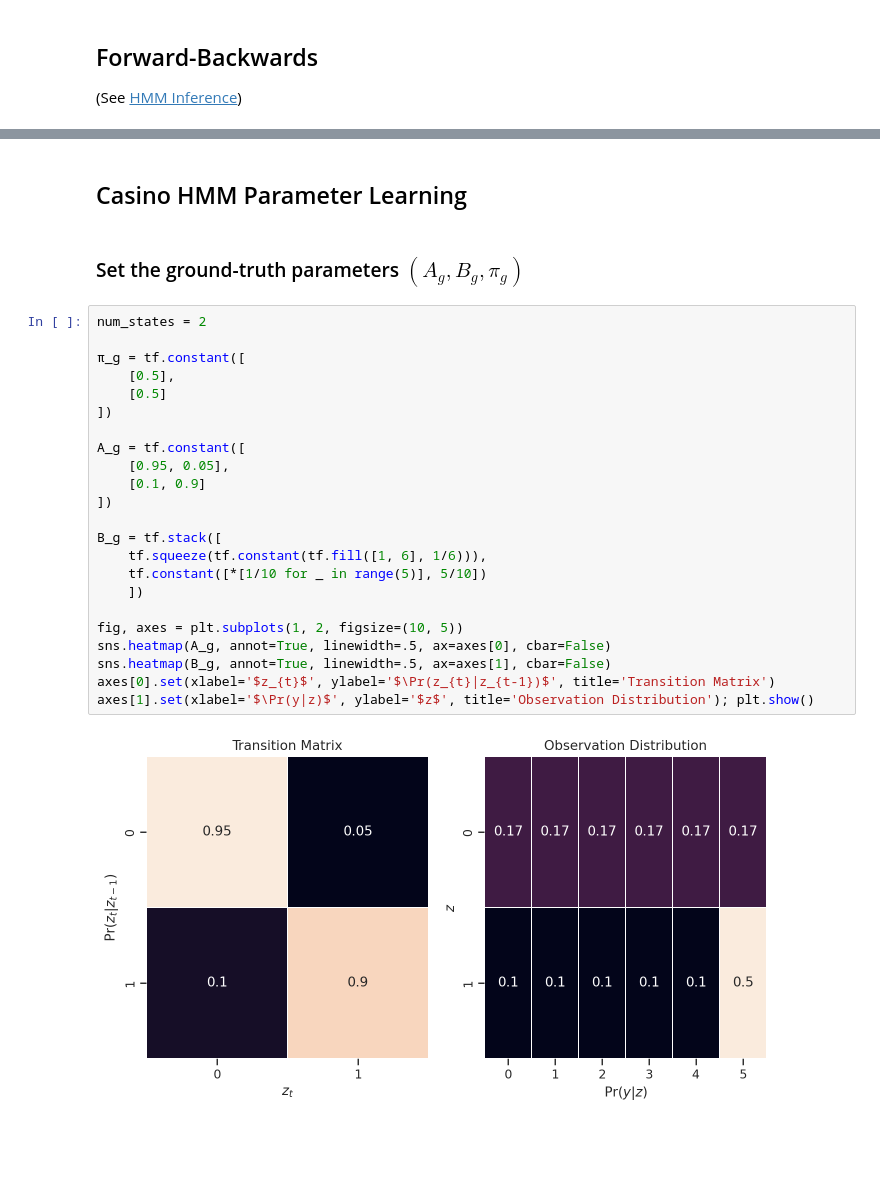
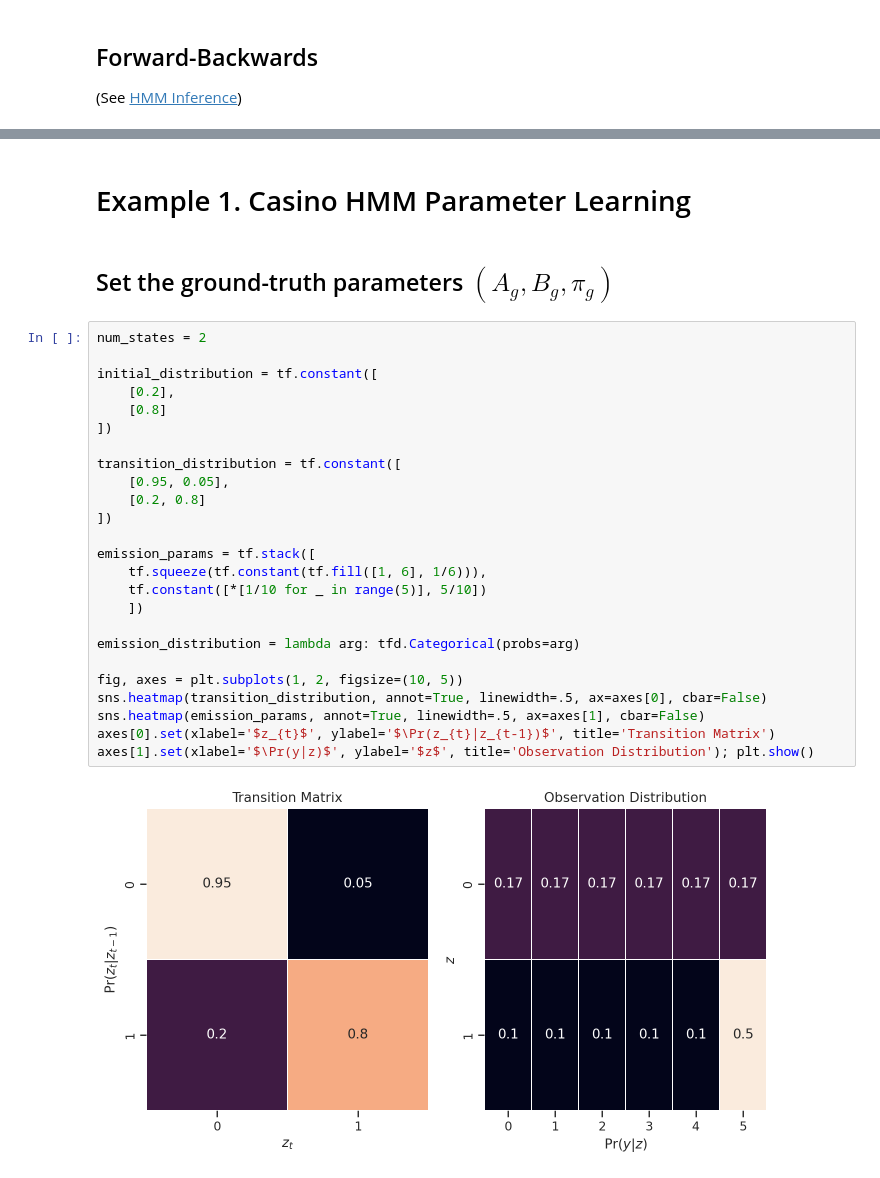
Before and after one commit to CorpuzKB/PML-Advance-Topics-notebooks, a Jupyter notebook: HMM_Baum_Welch_(EM)__TensorFlow.ipynb, the cells around one changed output, grey strips where cells are left out. Cells and saved outputs as stored; diff of their text form; blank space fills up the shorter version.

```diff
--- a/HMM_Baum_Welch_(EM)__TensorFlow.ipynb
+++ b/HMM_Baum_Welch_(EM)__TensorFlow.ipynb
@@ -182,30 +195,32 @@ class HMM_Categorical_Inference:
 # %% [markdown]
-## Casino HMM Parameter Learning
+# Example 1. Casino HMM Parameter Learning
 # %% [markdown]
-### Set the ground-truth parameters $(A_g, B_g, \pi_g)$
+## Set the ground-truth parameters $(A_g, B_g, \pi_g)$
 # %%
 num_states = 2
 
-π_g = tf.constant([
-    [0.5],
-    [0.5]
+initial_distribution = tf.constant([
+    [0.2],
+    [0.8]
 ])
 
-A_g = tf.constant([
+transition_distribution = tf.constant([
     [0.95, 0.05],
-    [0.1, 0.9]
+    [0.2, 0.8]
 ])
 
-B_g = tf.stack([
+emission_params = tf.stack([
     tf.squeeze(tf.constant(tf.fill([1, 6], 1/6))),
     tf.constant([*[1/10 for _ in range(5)], 5/10])
     ])
 
+emission_distribution = lambda arg: tfd.Categorical(probs=arg)
+
 fig, axes = plt.subplots(1, 2, figsize=(10, 5))
-sns.heatmap(A_g, annot=True, linewidth=.5, ax=axes[0], cbar=False)
-sns.heatmap(B_g, annot=True, linewidth=.5, ax=axes[1], cbar=False)
+sns.heatmap(transition_distribution, annot=True, linewidth=.5, ax=axes[0], cbar=False)
+sns.heatmap(emission_params, annot=True, linewidth=.5, ax=axes[1], cbar=False)
 axes[0].set(xlabel='$z_{t}$', ylabel='$\Pr(z_{t}|z_{t-1})$', title='Transition Matrix')
 axes[1].set(xlabel='$\Pr(y|z)$', ylabel='$z$', title='Observation Distribution'); plt.show()
 # %% [output]
-[figure, old version]
+[figure, new version]
 # %% [markdown]
```
Also changed, not shown: parts of 13 cells of this notebook.
